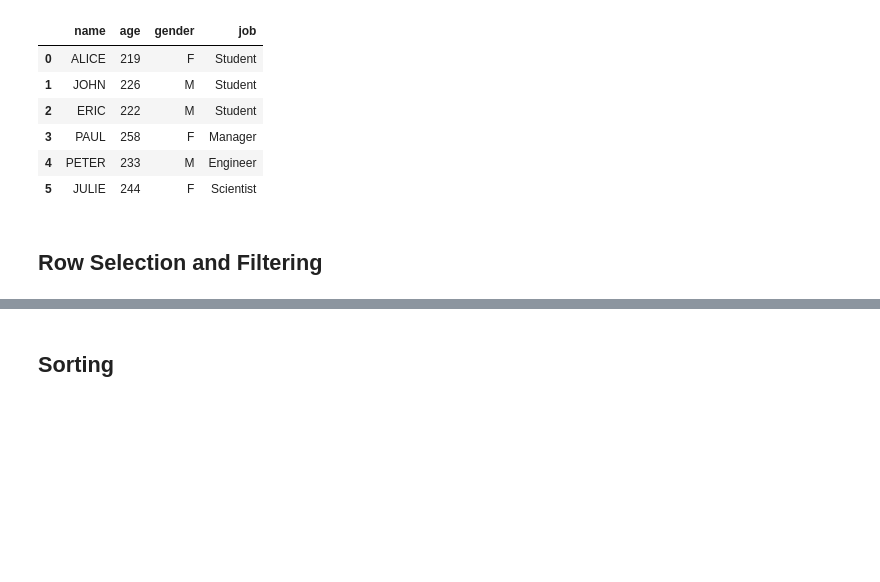
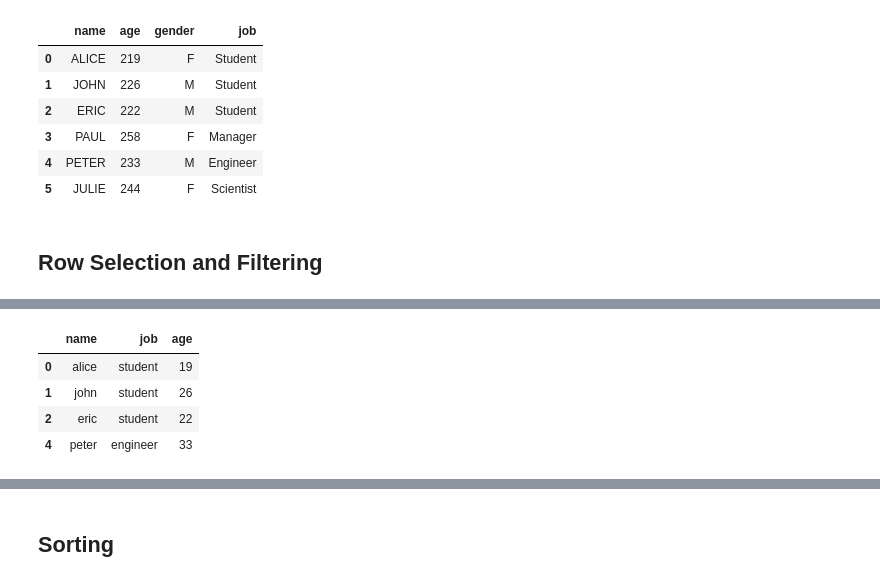
Before and after one commit to toarnabtrainer/AEC_ML_Batch_1_August_2026, a Jupyter notebook: Pandas.ipynb, the cells around one changed output, grey strips where cells are left out. Drawn from its saved outputs; the diff is of its cells as text; code cells hidden in the pictures; blank space fills up the shorter version.

```diff
--- a/Pandas.ipynb
+++ b/Pandas.ipynb
@@ -715,0 +732,9 @@ Name: age, dtype: int64
+# %%
+# select name, job, age from users where age < 40;
+display(users[users.age < 40][['name', 'job', 'age']])
+# %% [output]
+|  | name | job | age |
+| 0 | alice | student | 19 |
+| 1 | john | student | 26 |
+| 2 | eric | student | 22 |
+| 4 | peter | engineer | 33 |
```
Also changed, not shown: parts of 11 cells of this notebook.
